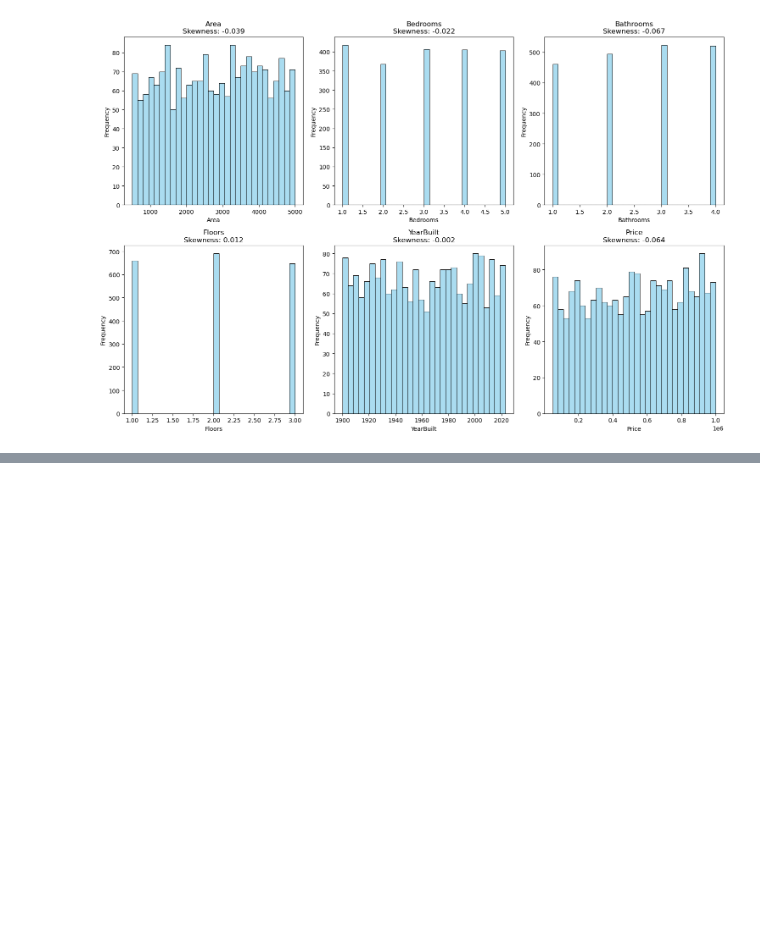
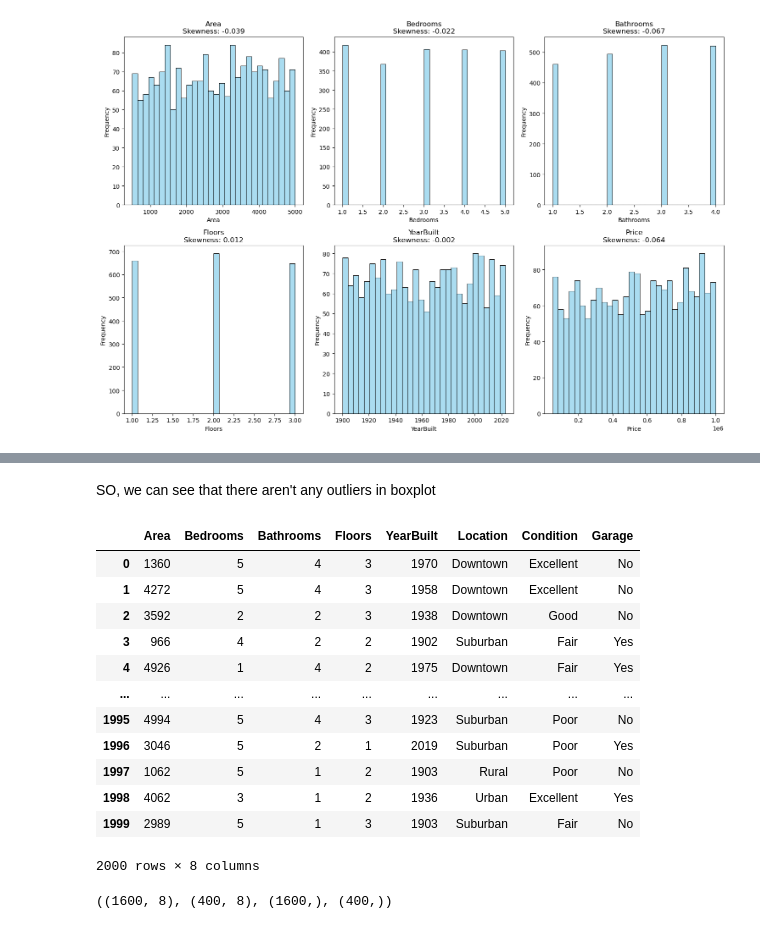
Before and after one commit to Hangthim-web/House-Price-Prediction, a Jupyter notebook: train_model.ipynb, the cells around one changed output, grey strips where cells are left out. Drawn from its saved outputs; the diff is of its cells as text; code cells hidden in the pictures; blank space fills up the shorter version.

```diff
--- a/train_model.ipynb
+++ b/train_model.ipynb
@@ -473,3 +476,21 @@ df_clean = df[~((df['Price'] < (Q1 - 1.5 * IQR)) |
                 (df['Price'] > (Q3 + 1.5 * IQR)))]
 
 ======================================================================
+# %% [markdown]
+SO,  we can see that there aren't any outliers in boxplot
+# %%
+X
+# %% [output]
+|  | Area | Bedrooms | Bathrooms | Floors | YearBuilt | Location | Condition | Garage |
+| 0 | 1360 | 5 | 4 | 3 | 1970 | Downtown | Excellent | No |
+| 1 | 4272 | 5 | 4 | 3 | 1958 | Downtown | Excellent | No |
+| 2 | 3592 | 2 | 2 | 3 | 1938 | Downtown | Good | No |
+| 3 | 966 | 4 | 2 | 2 | 1902 | Suburban | Fair | Yes |
+| 4 | 4926 | 1 | 4 | 2 | 1975 | Downtown | Fair | Yes |
+| ... | ... | ... | ... | ... | ... | ... | ... | ... |
+| 1995 | 4994 | 5 | 4 | 3 | 1923 | Suburban | Poor | No |
+| 1996 | 3046 | 5 | 2 | 1 | 2019 | Suburban | Poor | Yes |
+| 1997 | 1062 | 5 | 1 | 2 | 1903 | Rural | Poor | No |
+| 1998 | 4062 | 3 | 1 | 2 | 1936 | Urban | Excellent | Yes |
+| 1999 | 2989 | 5 | 1 | 3 | 1903 | Suburban | Fair | No |
+2000 rows × 8 columns
@@ -475,0 +499,4 @@ df_clean = df[~((df['Price'] < (Q1 - 1.5 * IQR)) |
+# %%
+X_train.shape,X_test.shape,y_train.shape,y_test.shape
+# %% [output]
+((1600, 8), (400, 8), (1600,), (400,))
```
Also changed, not shown: parts of 4 cells of this notebook.
